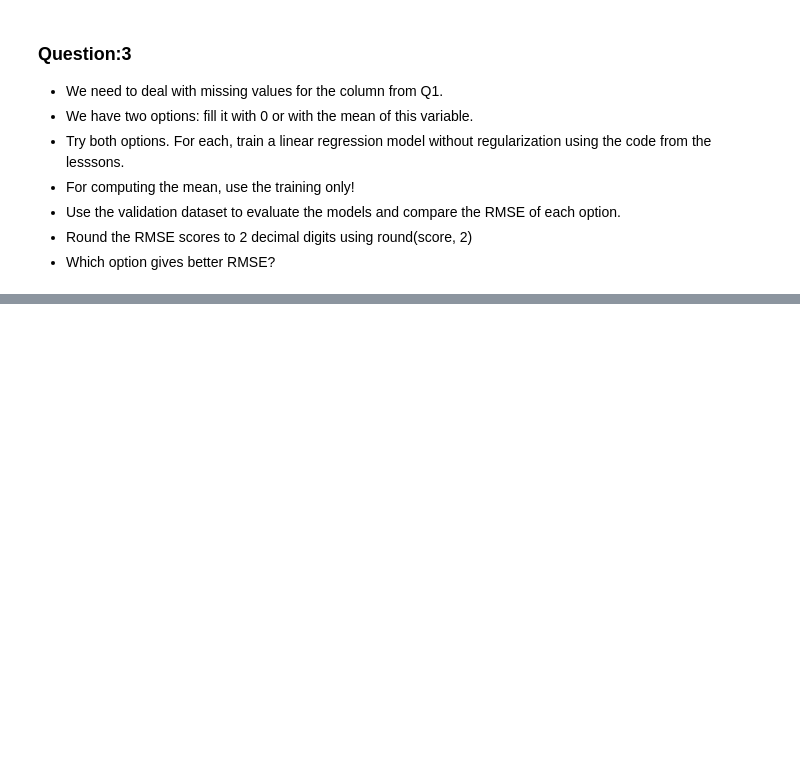
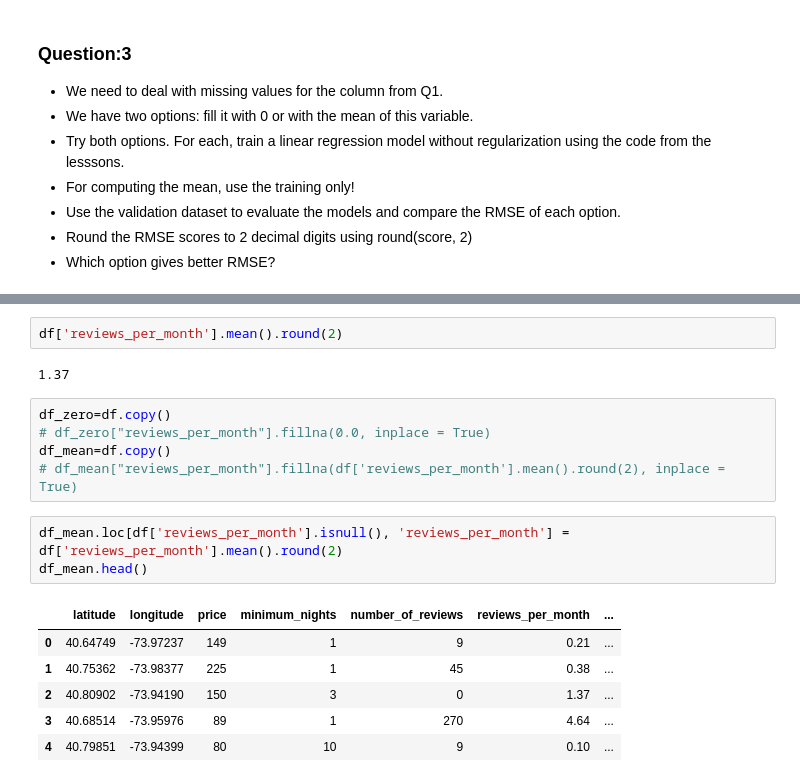
Before and after one commit to Praveenk8051/ml-codecamp, a Jupyter notebook: homework_2.ipynb, the cells around one changed output, grey strips where cells are left out. Drawn from its saved outputs; the diff is of its cells as text; blank space fills up the shorter version.

```diff
--- a/homework_2.ipynb
+++ b/homework_2.ipynb
@@ -122,0 +176,19 @@ len(y_train)
+# %%
+df['reviews_per_month'].mean().round(2)
+# %% [output]
+1.37
+# %%
+df_zero=df.copy()
+# df_zero["reviews_per_month"].fillna(0.0, inplace = True)
+df_mean=df.copy()
+# df_mean["reviews_per_month"].fillna(df['reviews_per_month'].mean().round(2), inplace = True)
+# %%
+df_mean.loc[df['reviews_per_month'].isnull(), 'reviews_per_month'] = df['reviews_per_month'].mean().round(2)
+df_mean.head()
+# %% [output]
+|  | latitude | longitude | price | minimum_nights | number_of_reviews | reviews_per_month | ... |
+| 0 | 40.64749 | -73.97237 | 149 | 1 | 9 | 0.21 | ... |
+| 1 | 40.75362 | -73.98377 | 225 | 1 | 45 | 0.38 | ... |
+| 2 | 40.80902 | -73.94190 | 150 | 3 | 0 | 1.37 | ... |
+| 3 | 40.68514 | -73.95976 | 89 | 1 | 270 | 4.64 | ... |
+| 4 | 40.79851 | -73.94399 | 80 | 10 | 9 | 0.10 | ... |
```
Also changed, not shown: parts of 34 cells of this notebook.
